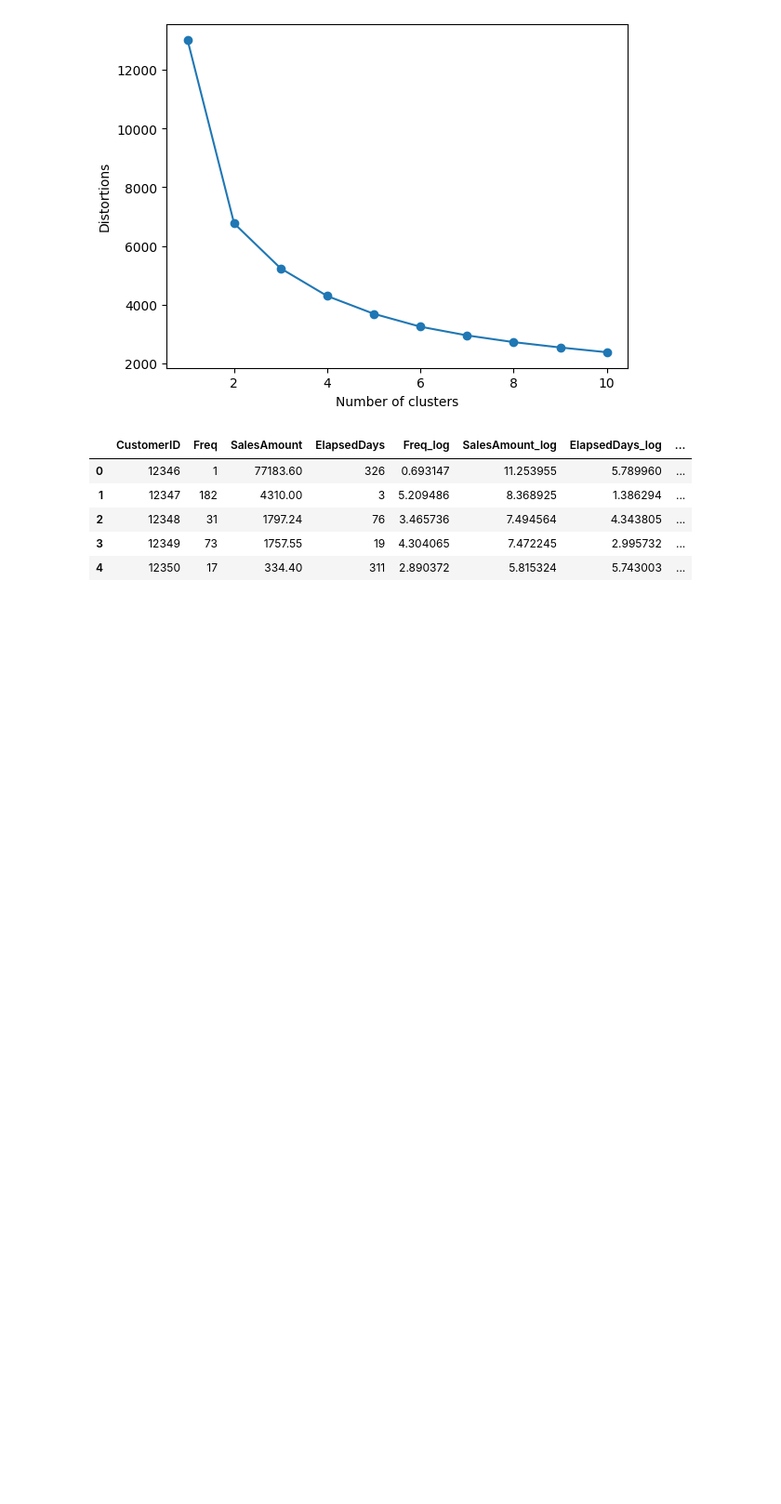
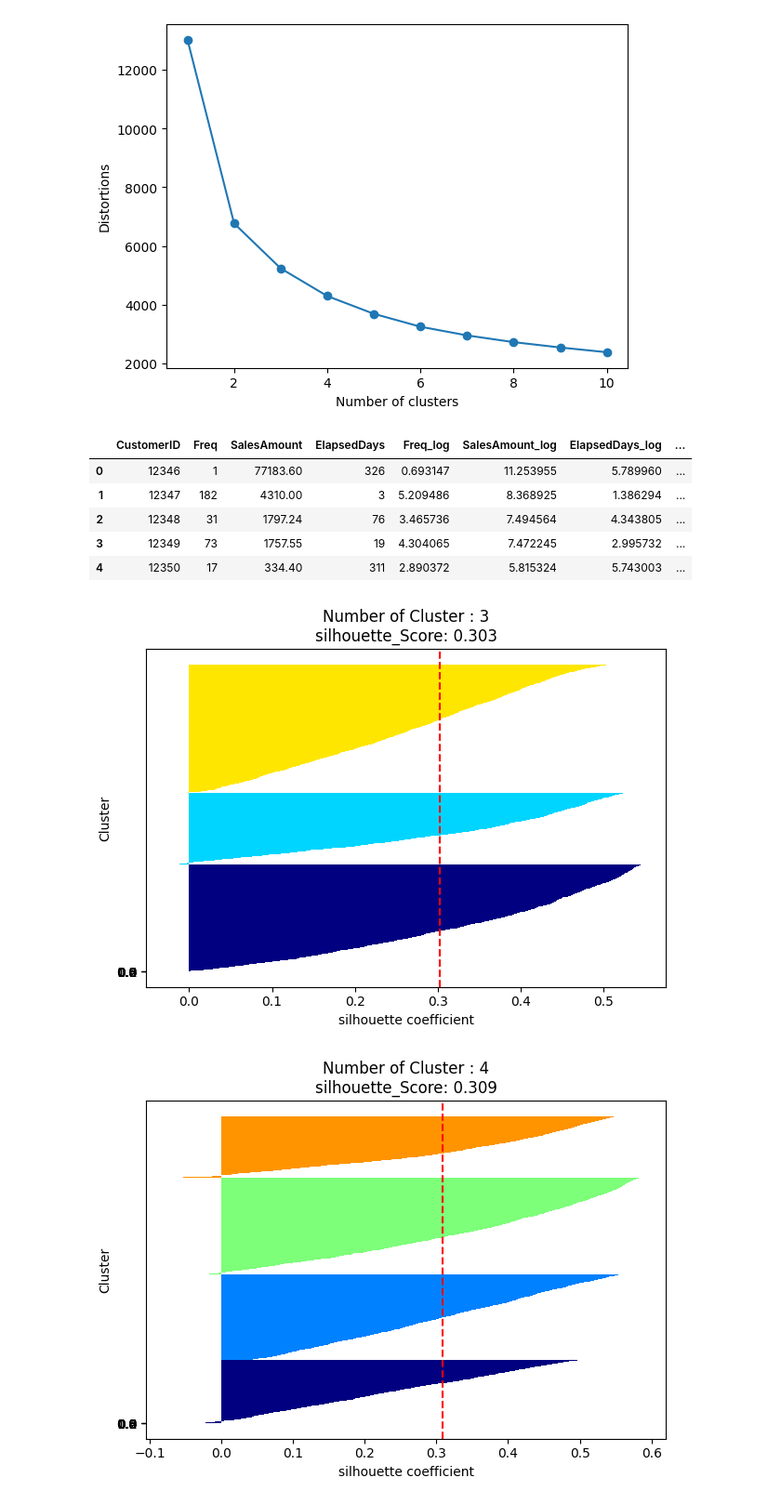
Before and after one commit to lsy3709/BigDataMLTest, a Jupyter notebook: 3-군집분석/test.ipynb, the cells around one changed output. Shown at 93% size. Saved outputs shown, nothing was run; the diff lists cells and outputs as text; code cells hidden in the pictures; blank space fills up the shorter version.

```diff
--- a/3-군집분석/test.ipynb
+++ b/3-군집분석/test.ipynb
@@ -407,0 +433,10 @@ def silhouetteViz(n_clusters, X_features):
+# %%
+# 그래프 그리기.
+# 실루엣 계수, 비중  비교하기.
+silhouetteViz(3,X_features_scaled)
+silhouetteViz(4,X_features_scaled)
+silhouetteViz(5,X_features_scaled)
+silhouetteViz(6,X_features_scaled)
+# %% [output]
+[figure, added]
+[figure, added]
```
Also changed, not shown: parts of 4 cells of this notebook.
